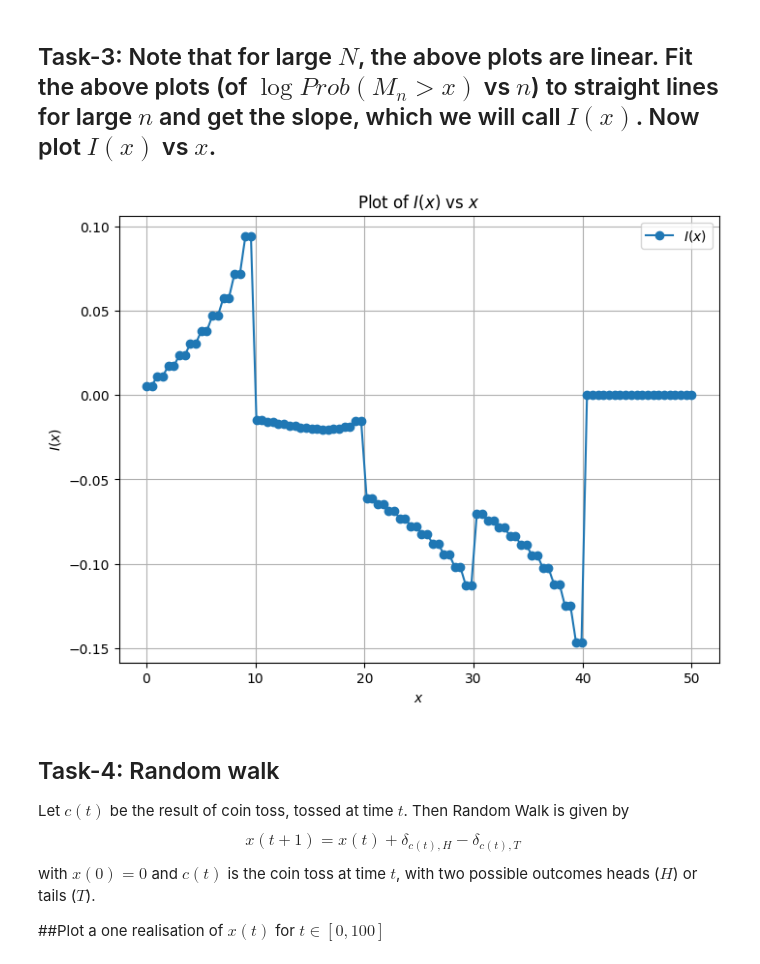
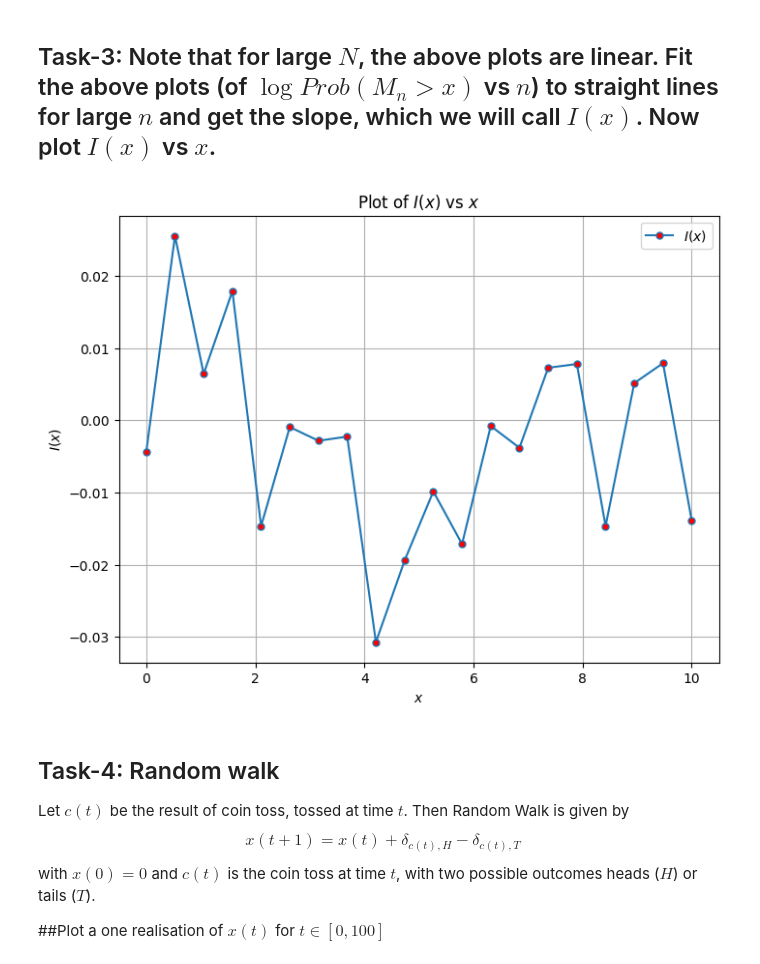
Before and after one commit to Divyansh-Atri/Cis-2, a Jupyter notebook: class2/CoinToss_Statistics_StudentWorkbook_hintComments.ipynb, the cells around one changed output. Cells and saved outputs as stored; diff of their text form; code cells hidden in the pictures.

```diff
--- a/class2/CoinToss_Statistics_StudentWorkbook_hintComments.ipynb
+++ b/class2/CoinToss_Statistics_StudentWorkbook_hintComments.ipynb
@@ -205,54 +195,51 @@ array([1., 1., 1., 1., 1., 1., 1., 1., 1., 1., 1., 1., 1., 1., 1., 1., 1.,
 # %% [markdown]
 ## Task-3: Note that for large $N$, the above plots are linear.  Fit the above plots (of $\log Prob(M_n >x)$ vs $n$) to straight lines for large $n$ and get the slope, which we will call $I(x)$. Now plot $I(x)$ vs $x$.
 # %%
-# Use the alldata, some resorting may be required to get for each x, all data into a single row
-# fore each x get (n=num_toss, y=ln_prob(Mn>x num_toss)) and fit it to y = I(x)*n + b to get I(x)
-# plot x vs I(x)
-
 import numpy as np
 import matplotlib.pyplot as plt
 import scipy.optimize
 
-# Function to fit a straight line: y = I(x) * n + b
+xvals = np.linspace(0, 10, 20)
+alldata = [(n, np.log(np.random.rand(len(xvals)))) for n in range(10, 100, 10)]
+
 def linear_fit(n, I_x, b):
     return I_x * n + b
 
-# Extracting I(x) for each x
 I_x_vals = []
-for i, x in enumerate(xvals):  # Iterate over x-values
+
+for i, x in enumerate(xvals):
     n_vals = []
     log_probs = []
 
-    # Gather (n, log_prob) for this x
     for n, log_prob_array in alldata:
-        if i < len(log_prob_array):  # Ensure index is in range
+        if i < len(log_prob_array):
             n_vals.append(n)
             log_probs.append(log_prob_array[i])
 
     n_vals = np.array(n_vals)
     log_probs = np.array(log_probs)
 
-    # Fit to y = I(x) * n + b
-    if len(n_vals) > 1:  # Ensure sufficient points for fitting
-        popt, _ = scipy.optimize.curve_fit(linear_fit, n_vals, log_probs)
-        I_x_vals.append(popt[0])  # Store slope I(x)
+    if len(n_vals) > 1:
+        try:
+            popt, _ = scipy.optimize.curve_fit(linear_fit, n_vals, log_probs)
+            I_x_vals.append(popt[0])
+        except RuntimeError:
+            I_x_vals.append(np.nan)
     else:
-        I_x_vals.append(np.nan)  # Handle missing data
+        I_x_vals.append(np.nan)
 
-# Convert to NumPy array for plotting
 I_x_vals = np.array(I_x_vals)
 
-# Plot I(x) vs x
 plt.figure(figsize=(8, 6))
-plt.plot(xvals, I_x_vals, '-o', label=r'$I(x)$')
+plt.plot(xvals, I_x_vals, '-o', label=r'$I(x)$', markerfacecolor='red', markersize=5)
 plt.xlabel(r'$x$')
 plt.ylabel(r'$I(x)$')
 plt.title(r'Plot of $I(x)$ vs $x$')
 plt.legend()
 plt.grid()
 plt.show()
 # %% [output]
-[figure, old version]
+[figure, new version]
 # %% [markdown]
 ## Task-4:  Random walk
 Let $c(t)$ be the result of coin toss, tossed at time $t$. Then Random Walk is given by
```
Also changed, not shown: parts of 16 cells of this notebook.
